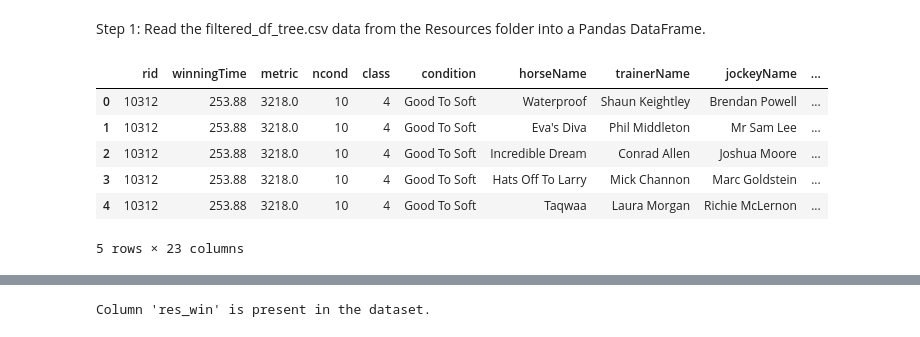
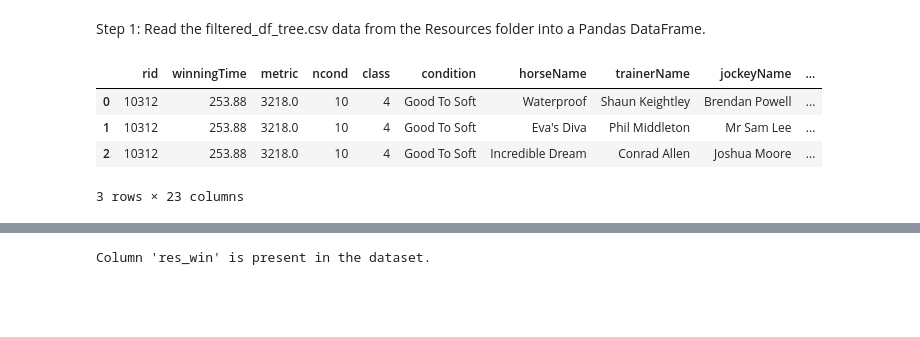
Before and after one commit to hiromimiyata/Mustang, a Jupyter notebook: Aumekubo/project_mustang_random_forest.ipynb, the cells around one changed output, grey strips where cells are left out. Cells and saved outputs as stored; diff of their text form; code cells hidden in the pictures; blank space fills up the shorter version.

```diff
--- a/Aumekubo/project_mustang_random_forest.ipynb
+++ b/Aumekubo/project_mustang_random_forest.ipynb
@@ -15,19 +15,17 @@ from sklearn.metrics import confusion_matrix, accuracy_score, classification_rep
 # %% [markdown]
  Step 1: Read the filtered_df_tree.csv data from the Resources folder into a Pandas DataFrame.
 # %%
-file_path = r'C:\Users\aumek\OneDrive\Desktop\Git_Personnal_Rep\Resource_mustang\converted_tree_df.csv'
+file_path = r'C:\Users\aumek\OneDrive\Desktop\Git_Personnal_Rep\Resource_mustang\coverted_tree_df.csv'
 
 # Read the CSV file into pandas
 random_forest = pd.read_csv(file_path)
-random_forest.head(5)
+random_forest.head(3)
 # %% [output]
 |  | rid | winningTime | metric | ncond | class | condition | horseName | trainerName | jockeyName | ... |
 | 0 | 10312 | 253.88 | 3218.0 | 10 | 4 | Good To Soft | Waterproof | Shaun Keightley | Brendan Powell | ... |
 | 1 | 10312 | 253.88 | 3218.0 | 10 | 4 | Good To Soft | Eva's Diva | Phil Middleton | Mr Sam Lee | ... |
 | 2 | 10312 | 253.88 | 3218.0 | 10 | 4 | Good To Soft | Incredible Dream | Conrad Allen | Joshua Moore | ... |
-| 3 | 10312 | 253.88 | 3218.0 | 10 | 4 | Good To Soft | Hats Off To Larry | Mick Channon | Marc Goldstein | ... |
-| 4 | 10312 | 253.88 | 3218.0 | 10 | 4 | Good To Soft | Taqwaa | Laura Morgan | Richie McLernon | ... |
-5 rows × 23 columns
+3 rows × 23 columns
 # %%
 # Determine the number of unique values in each column.
 unique_application = random_forest.nunique()
```
Also changed, not shown: parts of 17 cells of this notebook, 2 other files.
